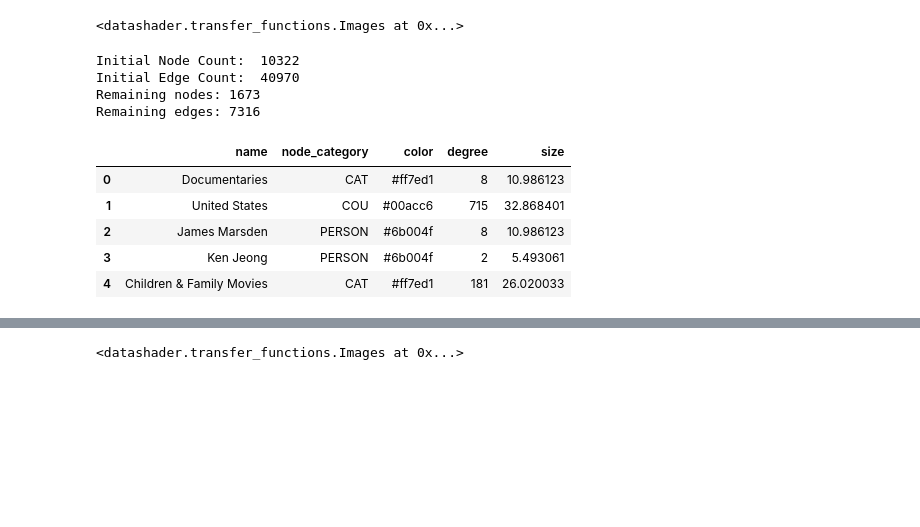
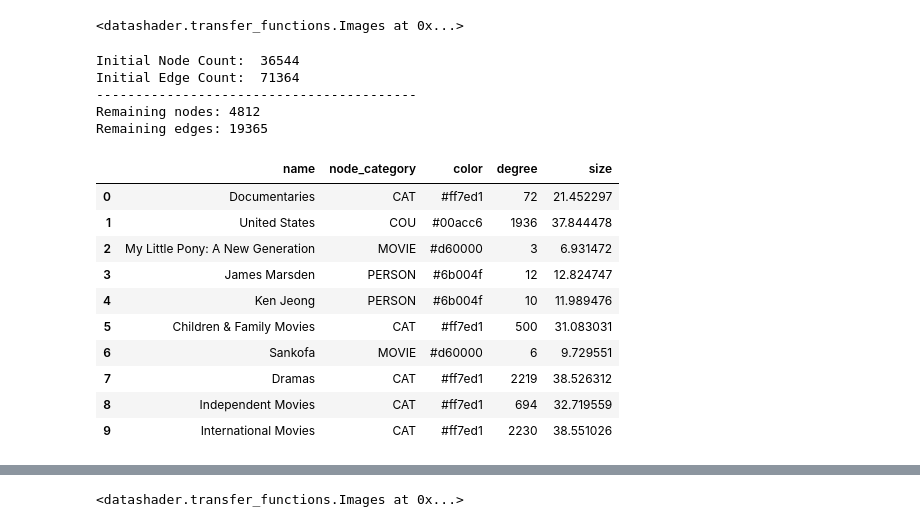
Before and after one commit to doctorofdata/current, a Jupyter notebook: netflix_graph_mapping.ipynb, the cells around one changed output, grey strips where cells are left out. Saved outputs shown, nothing was run; the diff lists cells and outputs as text; code cells hidden in the pictures; blank space fills up the shorter version.

```diff
--- a/netflix_graph_mapping.ipynb
+++ b/netflix_graph_mapping.ipynb
@@ -298,13 +471,15 @@ remove_nodes = [n for n, deg in degree_dict.items() if deg < min_degree]
 
 graph.remove_nodes_from(remove_nodes)
 
+print('-----------------------------------------')
 print("Remaining nodes:", graph.number_of_nodes())
 print("Remaining edges:", graph.number_of_edges())
 # %% [output]
-Initial Node Count:  10322
-Initial Edge Count:  40970
-Remaining nodes: 1673
-Remaining edges: 7316
+Initial Node Count:  36544
+Initial Edge Count:  71364
+-----------------------------------------
+Remaining nodes: 4812
+Remaining edges: 19365
 # %%
 # Color nodes by type
 nodes2 = pd.DataFrame([{"name": n, "node_category": graph.nodes[n]["label"]} for n in graph.nodes()])
@@ -326,13 +512,18 @@ nodes2["color"] = nodes2["node_category"].map(category_colors)
 nodes2["degree"] = nodes2["name"].map(dict(graph.degree()))
 nodes2["size"] = np.log1p(nodes2["degree"]) * 5
 # %%
-nodes2.head()
+nodes2.head(n = 10)
 # %% [output]
 |  | name | node_category | color | degree | size |
-| 0 | Documentaries | CAT | #ff7ed1 | 8 | 10.986123 |
-| 1 | United States | COU | #00acc6 | 715 | 32.868401 |
-| 2 | James Marsden | PERSON | #6b004f | 8 | 10.986123 |
-| 3 | Ken Jeong | PERSON | #6b004f | 2 | 5.493061 |
-| 4 | Children & Family Movies | CAT | #ff7ed1 | 181 | 26.020033 |
+| 0 | Documentaries | CAT | #ff7ed1 | 72 | 21.452297 |
+| 1 | United States | COU | #00acc6 | 1936 | 37.844478 |
+| 2 | My Little Pony: A New Generation | MOVIE | #d60000 | 3 | 6.931472 |
+| 3 | James Marsden | PERSON | #6b004f | 12 | 12.824747 |
+| 4 | Ken Jeong | PERSON | #6b004f | 10 | 11.989476 |
+| 5 | Children & Family Movies | CAT | #ff7ed1 | 500 | 31.083031 |
+| 6 | Sankofa | MOVIE | #d60000 | 6 | 9.729551 |
+| 7 | Dramas | CAT | #ff7ed1 | 2219 | 38.526312 |
+| 8 | Independent Movies | CAT | #ff7ed1 | 694 | 32.719559 |
+| 9 | International Movies | CAT | #ff7ed1 | 2230 | 38.551026 |
 # %%
 # Sample edges to remove clutter
```
Also changed, not shown: parts of 32 cells of this notebook.
